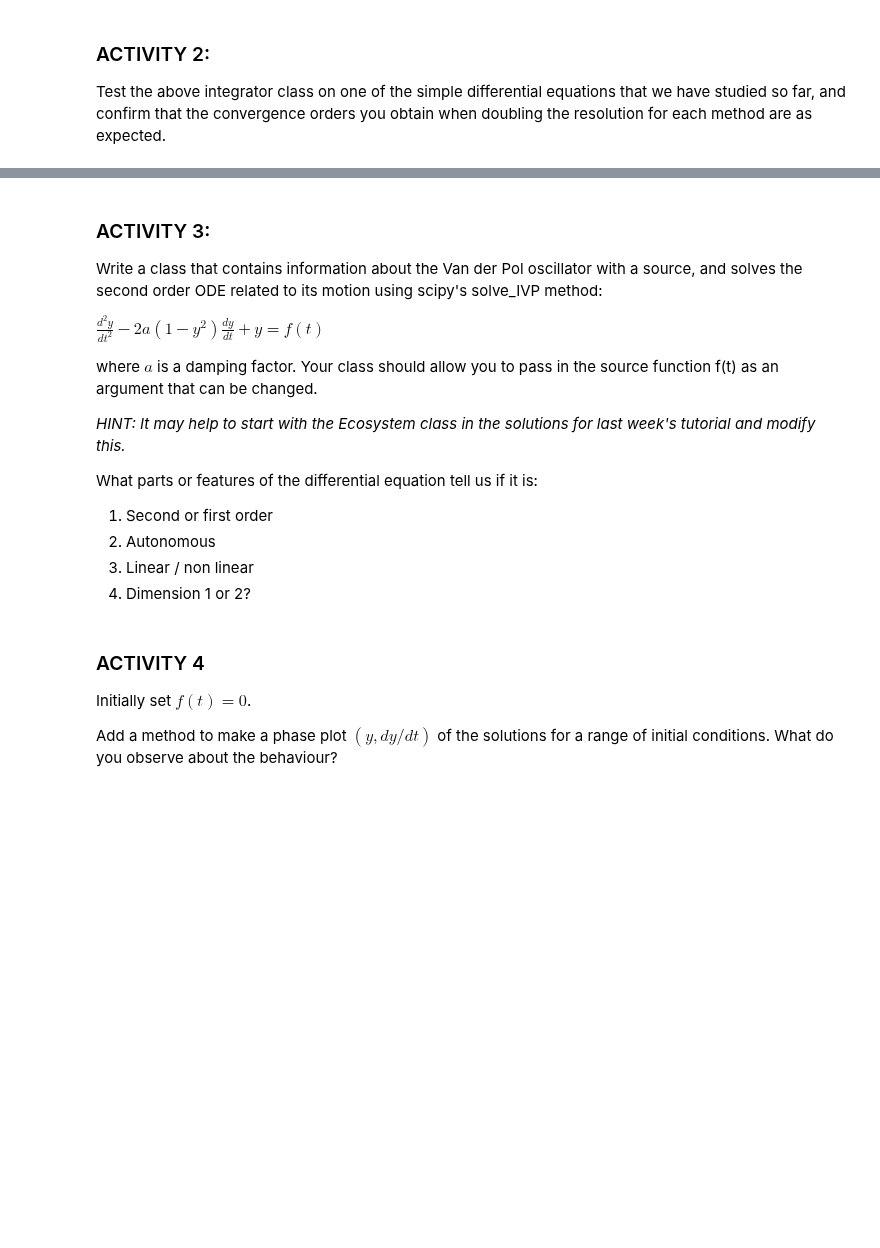
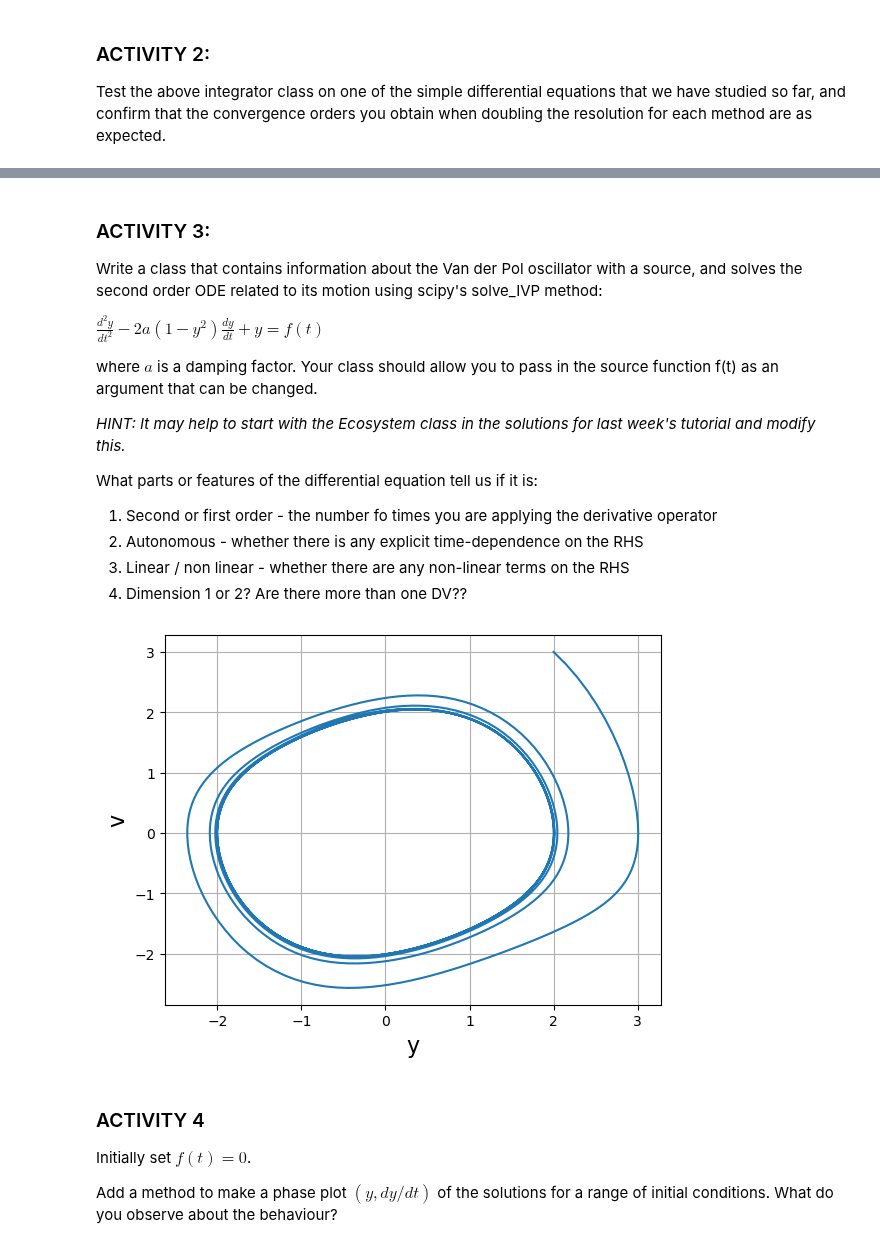
Before and after one commit to KAClough/TopicsInSciComp, a Jupyter notebook: Notebooks/Week4_LabExercises.ipynb, the cells around one changed output, grey strips where cells are left out. Cells and saved outputs as stored; diff of their text form; code cells hidden in the pictures; blank space fills up the shorter version.

```diff
--- a/Notebooks/Week4_LabExercises.ipynb
+++ b/Notebooks/Week4_LabExercises.ipynb
@@ -182,7 +250,7 @@ _HINT: It may help to start with the Ecosystem class in the solutions for last w
 
 What parts or features of the differential equation tell us if it is:
 
-1. Second or first order
-2. Autonomous
-3. Linear / non linear
-4. Dimension 1 or 2?
+1. Second or first order - the number fo times you are applying the derivative operator
+2. Autonomous - whether there is any explicit time-dependence on the RHS
+3. Linear / non linear - whether there are any non-linear terms on the RHS
+4. Dimension 1 or 2? Are there more than one DV??
@@ -199,3 +257,71 @@ class VanDerPolOscillator:
+# %%
+class VanDerPolOscillator:
+
+    """Definition...
+
+       attributes:
+
+       methods:
+
+    """
+    def __init__(self, f_of_t, y0=np.array([0.0, 0.0]), dampening_factor=0.0):
+        self.y0 = y0
+        self.f_of_t = f_of_t
+        self.dampening_factor = dampening_factor
+        self._solution_y = []
+        self._solution_v = []
+        self._solution_t = []
+
+
+
+    def calculate_dydt(self, t, y):
+        dydt = np.zeros_like(y)
+        dydt[0] = y[1]
+        dydt[1] = 2.0*self.dampening_factor*(1-y[0]*y[0])*y[1] - y[0] + self.f_of_t(t)
+        return dydt
+
+    def amend_f_of_t(self, new_f_of_t):
+        self.f_of_t = new_f_of_t
+
+    def solve_DE(self, N_time_steps=100):
+
+        t_solution = np.linspace(0.0, 100.0, N_time_steps+1)
+
+        t_solution = np.linspace(0.0, 50, N_time_steps+1)
+        solution = solve_ivp(self.calculate_dydt,[0, 100],self.y0, method = "RK45", t_eval = t_solution)
+        self._solution_t = solution.t
+        self._solution_y = solution.y[0]
+        self._solution_v = solution.y[1]
+
+    def plot_DE(self):
+        plt.grid()
+        plt.legend()
+        plt.ylabel("y")
+        plt.xlabel("t")
+        plt.plot(self._solution_t, self._solution_y, '-',
+                     label="1st order DE solved" )
+        plt.plot(self._solution_t, self._solution_v, '-',
+                     label="1st order DE solved" )
+
+
+    def plot_phase_plot(self):
+        plt.grid()
+        plt.xlabel("y", fontsize=16)
+        plt.ylabel("v", fontsize=16)
+        plt.plot(self._solution_y, self._solution_v)
+
+
+
+def my_f_of_t(t):
+    return 0.0
+
+
+VDP = VanDerPolOscillator(my_f_of_t, y0=([2.0, 3.0]), dampening_factor=0.1)
+
+VDP.solve_DE(1000)
+VDP.plot_phase_plot()
+# %% [output]
+[figure, added]
 # %% [markdown]
 ### ACTIVITY 4
 
```
Also changed, not shown: parts of 6 cells of this notebook, 1 other file.
